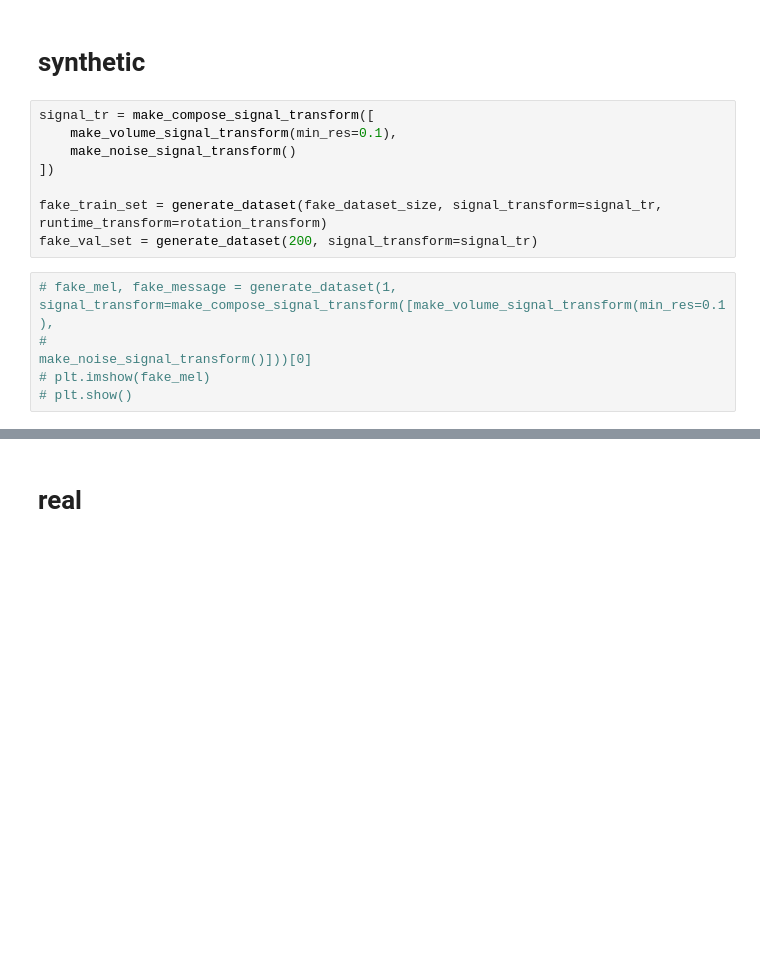
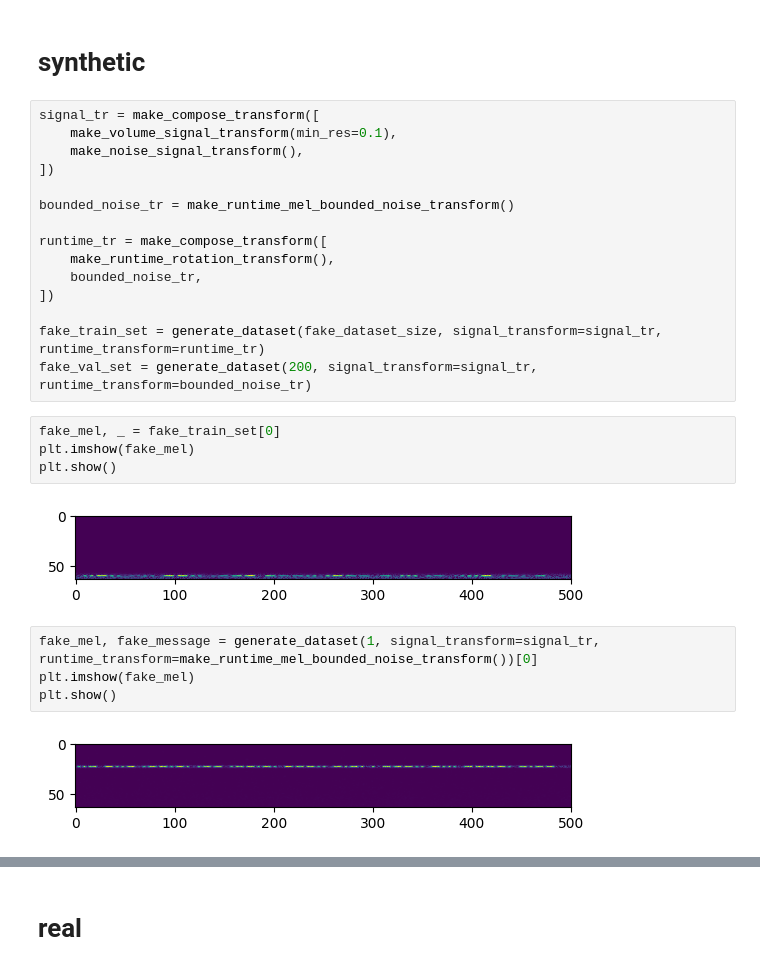
Before and after one commit to SwedishSquid/KC25_morse, a Jupyter notebook: src/fresh_start.ipynb, the cells around one changed output, grey strips where cells are left out. Saved outputs shown, nothing was run; the diff lists cells and outputs as text; blank space fills up the shorter version.

Commit message:
added bounded mel noise transform

```diff
--- a/src/fresh_start.ipynb
+++ b/src/fresh_start.ipynb
@@ -45,15 +45,29 @@ full_train_df.head()
 # %% [markdown]
 # synthetic
 # %%
-signal_tr = make_compose_signal_transform([
+signal_tr = make_compose_transform([
     make_volume_signal_transform(min_res=0.1),
-    make_noise_signal_transform()
+    make_noise_signal_transform(),
 ])
 
-fake_train_set = generate_dataset(fake_dataset_size, signal_transform=signal_tr, runtime_transform=rotation_transform)
-fake_val_set = generate_dataset(200, signal_transform=signal_tr)
+bounded_noise_tr = make_runtime_mel_bounded_noise_transform()
+
+runtime_tr = make_compose_transform([
+    make_runtime_rotation_transform(),
+    bounded_noise_tr,
+])
+
+fake_train_set = generate_dataset(fake_dataset_size, signal_transform=signal_tr, runtime_transform=runtime_tr)
+fake_val_set = generate_dataset(200, signal_transform=signal_tr, runtime_transform=bounded_noise_tr)
+# %%
+fake_mel, _ = fake_train_set[0]
+plt.imshow(fake_mel)
+plt.show()
+# %% [output]
+[figure, added]
 # %%
-# fake_mel, fake_message = generate_dataset(1, signal_transform=make_compose_signal_transform([make_volume_signal_transform(min_res=0.1),
-#                                                                                            make_noise_signal_transform()]))[0]
-# plt.imshow(fake_mel)
-# plt.show()
+fake_mel, fake_message = generate_dataset(1, signal_transform=signal_tr, runtime_transform=make_runtime_mel_bounded_noise_transform())[0]
+plt.imshow(fake_mel)
+plt.show()
+# %% [output]
+[figure, added]
```
Also changed, not shown: parts of 5 cells of this notebook, 3 other files.
